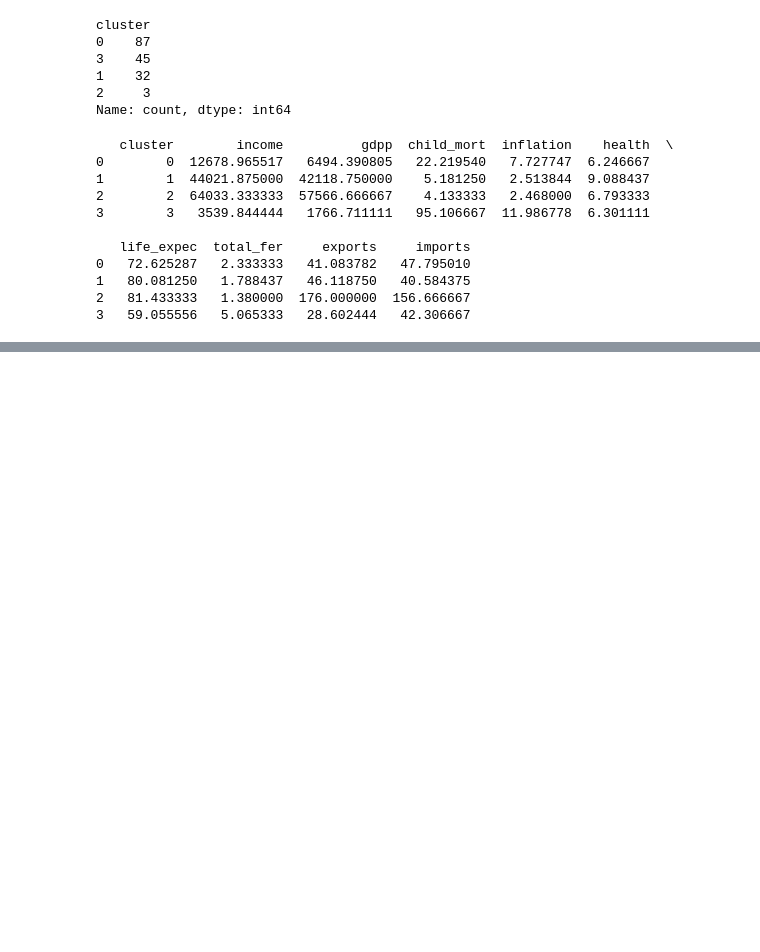
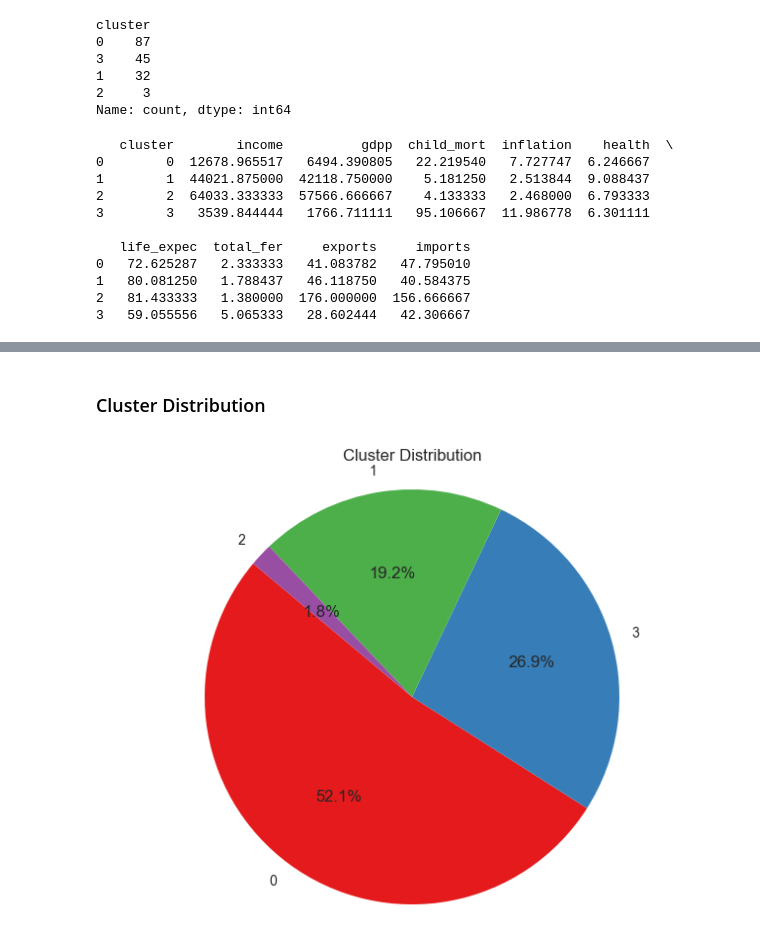
Before and after one commit to I-amyayi/Clustering-PCA, a Jupyter notebook: NGO.ipynb, the cells around one changed output, grey strips where cells are left out. Saved outputs shown, nothing was run; the diff lists cells and outputs as text; code cells hidden in the pictures; blank space fills up the shorter version.

```diff
--- a/NGO.ipynb
+++ b/NGO.ipynb
@@ -417,0 +478,17 @@ print(cluster_summary)
+# %% [markdown]
+### Cluster Distribution
+# %%
+custom_colors = sns.color_palette('Set1', 4)  # Adjust 4 to the number of colors needed
+
+
+# Plotting a pie chart
+plt.figure(figsize=(8, 6))
+plt.pie(cluster_counts, labels=cluster_counts.index, autopct='%1.1f%%', startangle=140, colors=custom_colors)
+plt.title('Cluster Distribution')
+plt.axis('equal')  # Equal aspect ratio ensures that pie is drawn as a circle.
+
+#Save the image below
+plt.savefig("Pie Chart(clusters).png",dpi = 300,bbox_inches ="tight")
+plt.show()
+# %% [output]
+[figure, added]
```
Also changed, not shown: parts of 2 cells of this notebook.
